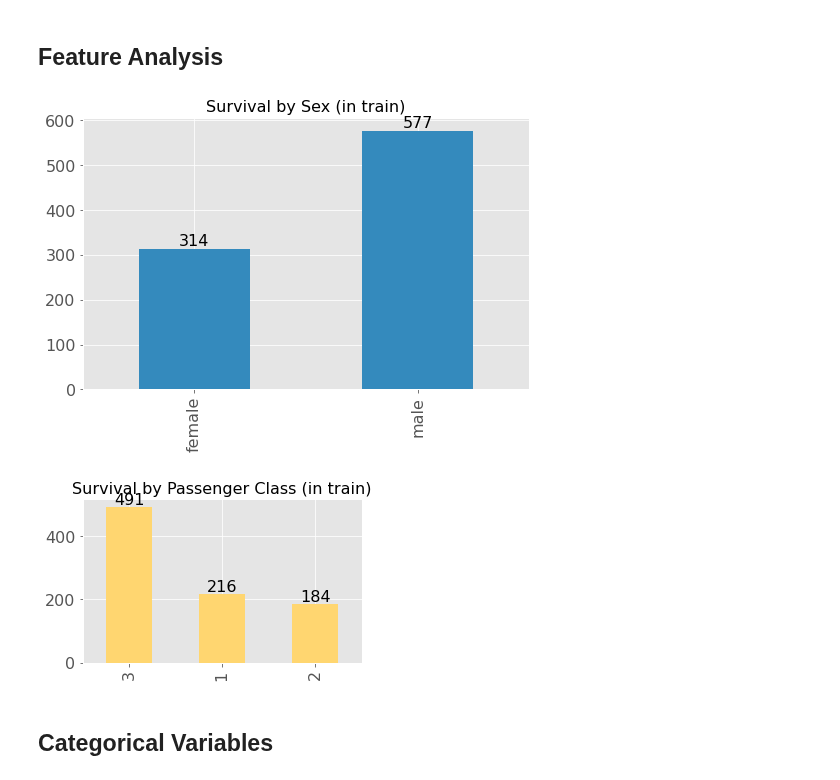
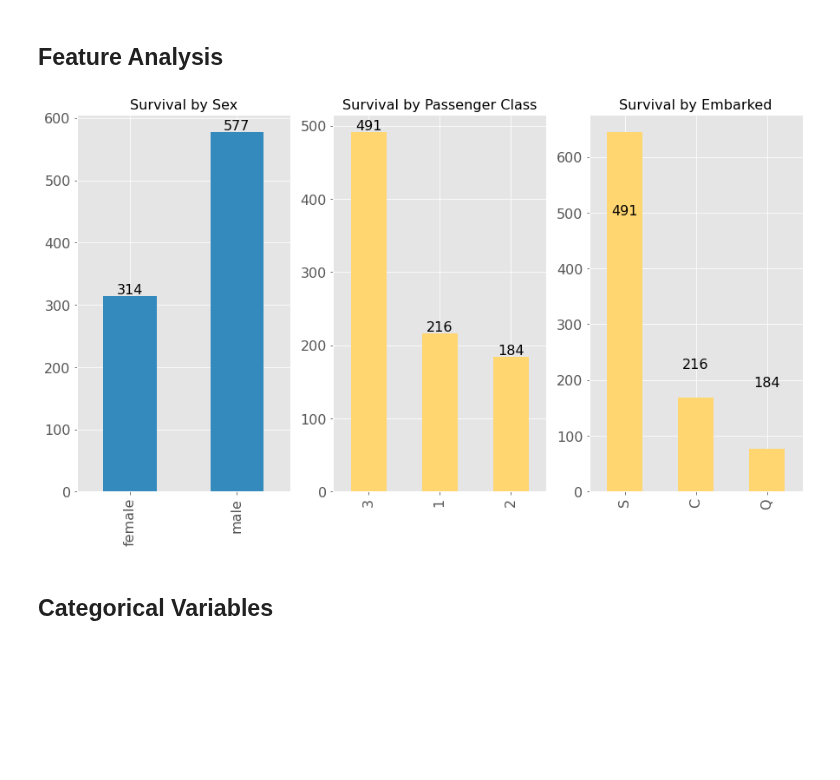
Before and after one commit to melling/ml-kaggle-titanic, a Jupyter notebook: logistic-regression-series.ipynb, the cells around one changed output. Drawn from its saved outputs; the diff is of its cells as text; code cells hidden in the pictures; blank space fills up the shorter version.

```diff
--- a/logistic-regression-series.ipynb
+++ b/logistic-regression-series.ipynb
@@ -236,24 +236,29 @@ Index(['PassengerId', 'Survived', 'Pclass', 'Name', 'Sex', 'Age', 'SibSp',
       dtype='object')
 # %% [markdown]
 ## Feature Analysis
-# %%
-ax = (
-    train["Sex"]
-    .value_counts(ascending=True)
-    .plot(kind="bar", figsize=(8, 5), color=color_pal[1])
-)
-ax.set_title("Survival by Sex (in train)", fontsize=16)
-ax.bar_label(ax.containers[0], label_type="edge")
-plt.show()
-# %% [output]
-[figure, removed]
-# %%
-ax = train["Pclass"].value_counts(ascending=False).plot(kind="bar", figsize=(5, 3))
-ax.set_title("Survival by Passenger Class (in train)", fontsize=16)
-ax.bar_label(ax.containers[0], label_type="edge")
-plt.show()
-# %% [output]
-[figure, removed]
+# %%
+fig, axs = plt.subplots(nrows=1, ncols=3, figsize=(15, 8))
+
+# train["Sex"].value_counts(ascending=True).plot(kind="bar", figsize=(8, 5), color=color_pal[1], ax=axs[0])
+train["Sex"].value_counts(ascending=True).plot(kind="bar", color=color_pal[1], ax=axs[0])
+
+axs[0].set_title("Survival by Sex", fontsize=16)
+axs[0].bar_label(axs[0].containers[0], label_type="edge")
+
+# train["Pclass"].value_counts(ascending=False).plot(kind="bar", figsize=(5, 3), ax=axs[1])
+train["Pclass"].value_counts(ascending=False).plot(kind="bar", ax=axs[1])
+axs[1].set_title("Survival by Passenger Class", fontsize=16)
+axs[1].bar_label(axs[1].containers[0], label_type="edge")
+
+train["Embarked"].value_counts(ascending=False).plot(kind="bar", ax=axs[2])
+axs[2].set_title("Survival by Embarked", fontsize=16)
+axs[2].bar_label(axs[1].containers[0], label_type="edge")
+
+
+
+plt.show()
+# %% [output]
+[figure, added]
 # %% [markdown]
 ## Categorical Variables
 # %% [markdown]
```
Also changed, not shown: parts of 3 cells of this notebook.
